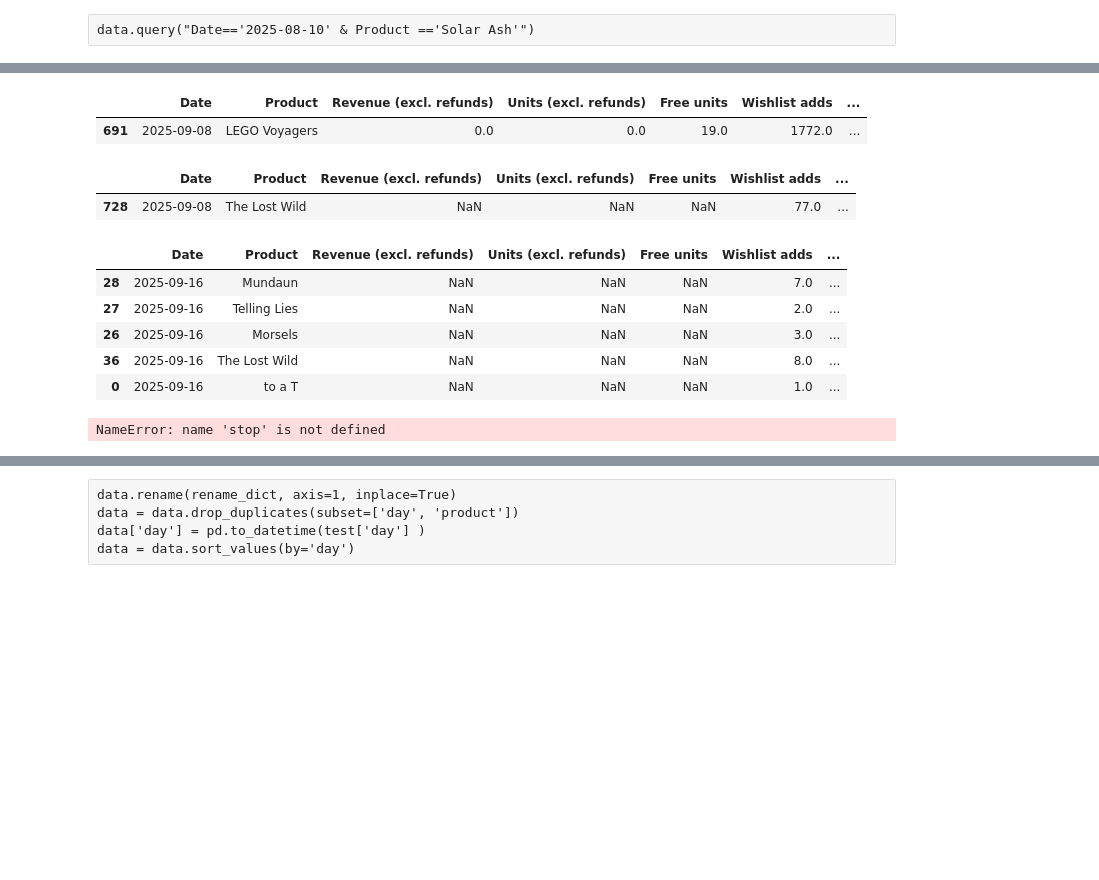
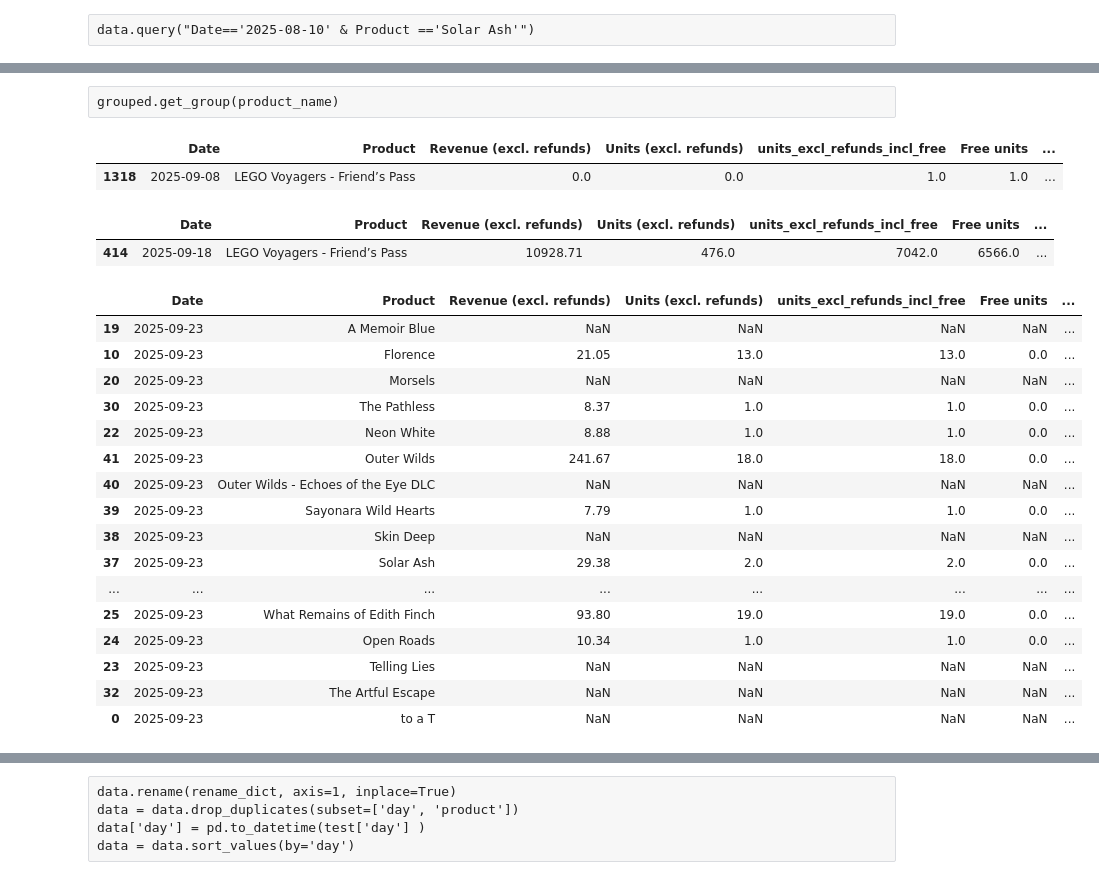
Before and after one commit to dougsack/IndieBI-Sales-EDA, a Jupyter notebook: MainFile_IBI_API.ipynb, the cells around one changed output, grey strips where cells are left out. Cells and saved outputs as stored; diff of their text form; code cells hidden in the pictures; blank space fills up the shorter version.

Commit message:
updated with improved filtering
fixed friends pass and added Combined Units

```diff
--- a/MainFile_IBI_API.ipynb
+++ b/MainFile_IBI_API.ipynb
@@ -125,6 +166,7 @@ data['date'] = pd.to_datetime(data['date'])
 # %%
 data['units_excl_refunds'] = data['all_units'] - data['units_returned'] - data['units_freely_distributed']- data['units_sold_in_retail']
 data['revenue_excl_refunds'] = data['gross_revenue'] - data['gross_returned']
+data['units_excl_refunds_incl_free'] = data['all_units'] - data['units_returned']
 # %% [raw]
 data['date_str'] = data['date'].dt.strftime("%Y-%m-%d")
 # %%
@@ -158,31 +224,40 @@ data.query("Date=='2025-08-10' & Product =='Solar Ash'")
+# %% [raw]
+grouped.get_group(product_name)
 # %%
-data[['Date', 'Product', 'Revenue (excl. refunds)', 'Units (excl. refunds)',
+data[['Date', 'Product', 'Revenue (excl. refunds)', 'Units (excl. refunds)','units_excl_refunds_incl_free',
        'Free units', 'Wishlist adds', 'Non-owner visits',
-       'Non-owner impressions', 'Refunded units','wl_deletes','wl_activations']].sort_values(by='Date').query("Date=='2025-09-08' & Product =='LEGO Voyagers'")
+       'Non-owner impressions', 'Refunded units','wl_deletes','wl_activations']].sort_values(by='Date').query("Date=='2025-09-08' & Product ==@product_name")
 # %% [output]
-|  | Date | Product | Revenue (excl. refunds) | Units (excl. refunds) | Free units | Wishlist adds | ... |
-| 691 | 2025-09-08 | LEGO Voyagers | 0.0 | 0.0 | 19.0 | 1772.0 | ... |
+|  | Date | Product | Revenue (excl. refunds) | Units (excl. refunds) | units_excl_refunds_incl_free | Free units | ... |
+| 1318 | 2025-09-08 | LEGO Voyagers - Friend’s Pass | 0.0 | 0.0 | 1.0 | 1.0 | ... |
 # %%
-export_df = data[['Date', 'Product', 'Revenue (excl. refunds)', 'Units (excl. refunds)',
+export_df = data[['Date', 'Product', 'Revenue (excl. refunds)', 'Units (excl. refunds)','units_excl_refunds_incl_free',
        'Free units', 'Wishlist adds', 'Non-owner visits',
        'Non-owner impressions', 'Refunded units','wl_deletes','wl_activations']].sort_values(by='Date')
 
-export_df.query("Date=='2025-09-08' & Product =='The Lost Wild'")
+export_df.query("Date=='2025-09-18' & Product ==@product_name")
 # %% [output]
-|  | Date | Product | Revenue (excl. refunds) | Units (excl. refunds) | Free units | Wishlist adds | ... |
-| 728 | 2025-09-08 | The Lost Wild | NaN | NaN | NaN | 77.0 | ... |
+|  | Date | Product | Revenue (excl. refunds) | Units (excl. refunds) | units_excl_refunds_incl_free | Free units | ... |
+| 414 | 2025-09-18 | LEGO Voyagers - Friend’s Pass | 10928.71 | 476.0 | 7042.0 | 6566.0 | ... |
 # %%
-export_df.tail()
+export_df.tail(25)
 # %% [output]
-|  | Date | Product | Revenue (excl. refunds) | Units (excl. refunds) | Free units | Wishlist adds | ... |
-| 28 | 2025-09-16 | Mundaun | NaN | NaN | NaN | 7.0 | ... |
-| 27 | 2025-09-16 | Telling Lies | NaN | NaN | NaN | 2.0 | ... |
-| 26 | 2025-09-16 | Morsels | NaN | NaN | NaN | 3.0 | ... |
-| 36 | 2025-09-16 | The Lost Wild | NaN | NaN | NaN | 8.0 | ... |
-| 0 | 2025-09-16 | to a T | NaN | NaN | NaN | 1.0 | ... |
+|  | Date | Product | Revenue (excl. refunds) | Units (excl. refunds) | units_excl_refunds_incl_free | Free units | ... |
+| 19 | 2025-09-23 | A Memoir Blue | NaN | NaN | NaN | NaN | ... |
+| 10 | 2025-09-23 | Florence | 21.05 | 13.0 | 13.0 | 0.0 | ... |
+| 20 | 2025-09-23 | Morsels | NaN | NaN | NaN | NaN | ... |
+| 30 | 2025-09-23 | The Pathless | 8.37 | 1.0 | 1.0 | 0.0 | ... |
+| 22 | 2025-09-23 | Neon White | 8.88 | 1.0 | 1.0 | 0.0 | ... |
+| 41 | 2025-09-23 | Outer Wilds | 241.67 | 18.0 | 18.0 | 0.0 | ... |
+| 40 | 2025-09-23 | Outer Wilds - Echoes of the Eye DLC | NaN | NaN | NaN | NaN | ... |
+| 39 | 2025-09-23 | Sayonara Wild Hearts | 7.79 | 1.0 | 1.0 | 0.0 | ... |
+| 38 | 2025-09-23 | Skin Deep | NaN | NaN | NaN | NaN | ... |
+| 37 | 2025-09-23 | Solar Ash | 29.38 | 2.0 | 2.0 | 0.0 | ... |
+| ... | ... | ... | ... | ... | ... | ... | ... |
+| 25 | 2025-09-23 | What Remains of Edith Finch | 93.80 | 19.0 | 19.0 | 0.0 | ... |
+| 24 | 2025-09-23 | Open Roads | 10.34 | 1.0 | 1.0 | 0.0 | ... |
+| 23 | 2025-09-23 | Telling Lies | NaN | NaN | NaN | NaN | ... |
+| 32 | 2025-09-23 | The Artful Escape | NaN | NaN | NaN | NaN | ... |
+| 0 | 2025-09-23 | to a T | NaN | NaN | NaN | NaN | ... |
 # %%
 export_df.to_csv("DB_Update/API/bulkAPI_Export.csv", index=False)
-# %%
-stop
-# %% [output]
-NameError: name 'stop' is not defined
```
Also changed, not shown: parts of 19 cells of this notebook, 3 other files.
